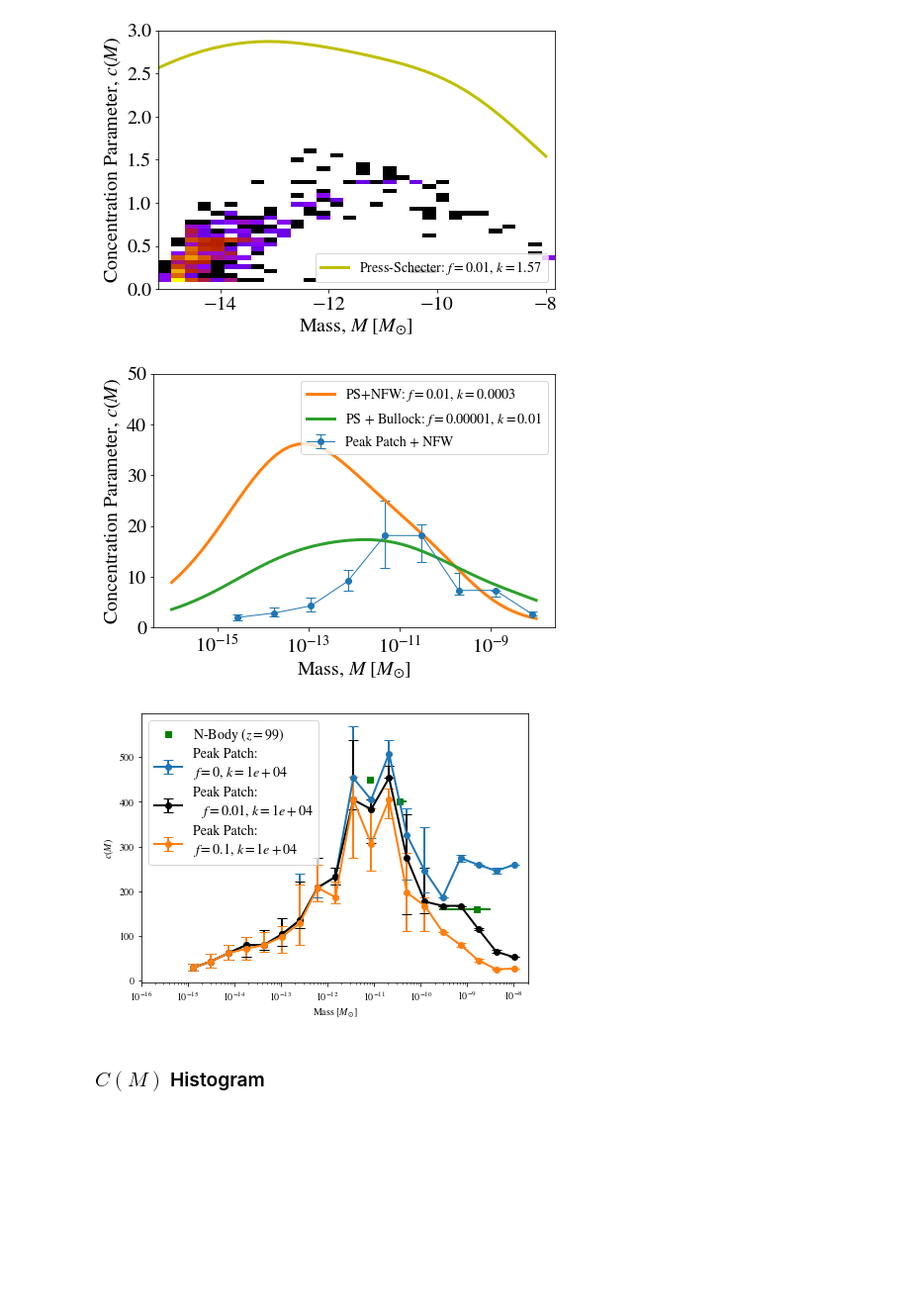
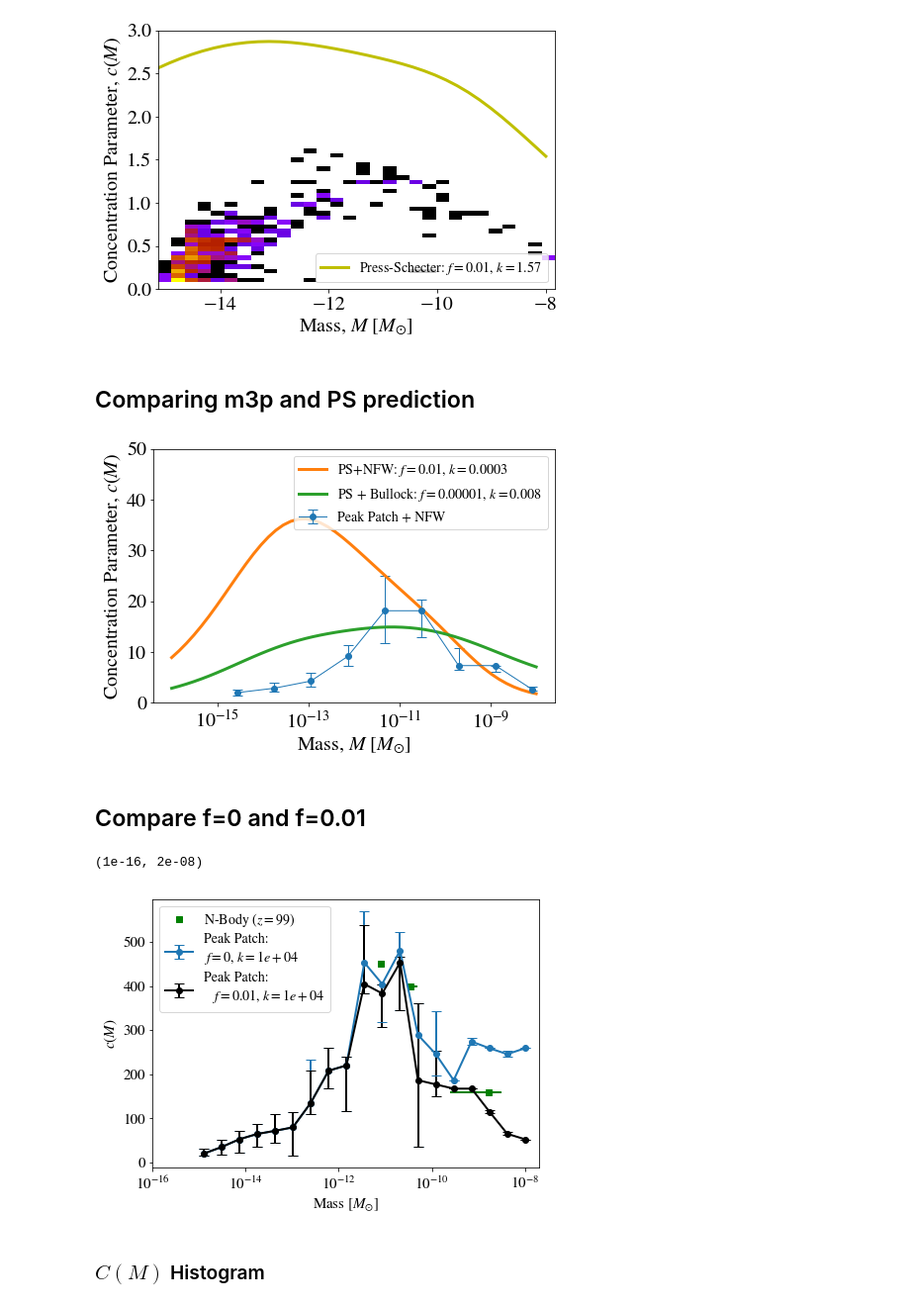
Before and after one commit to David-Ellis/m3p_merger, a Jupyter notebook: HaloConcs.ipynb, the cells around one changed output. Shown at 99% size. Cells and saved outputs as stored; diff of their text form; code cells hidden in the pictures; blank space fills up the shorter version.

```diff
--- a/HaloConcs.ipynb
+++ b/HaloConcs.ipynb
@@ -273,7 +273,7 @@ cut_off_masses = np.array([1e-15, 1e-14, 1e-13, 1e-12, 1e-11, 1e-10])
 Mtot = 86618943523 # M_sol
 
 fb = ps.massfrac([Pdata, kdata], redshifts, Mtot, mode = "PS")
-HaloNums = ps.haloNums([Pdata, kdata], redshifts, Vol, cutoffmasses = cut_off_masses)
+HaloNums = ps.haloNums([Pdata, kdata], redshifts, Vol, cutoffmasses = cut_off_masses, mode = "PS")
 
 matplotlib.rc('font', size=18)
 fig1 = plt.figure(figsize = (7, 6))
@@ -307,22 +305,24 @@ plt.tight_layout()
 # %% [markdown]
 <h2>Compare to m3p</h2>
 # %%
-collapse_redshifts = np.load("axbig_manyz_CollapseRedshifts_f1em2.npy", allow_pickle = True)
-masses = np.load("axbig_manyz_FinalMasses_f1em2.npy", allow_pickle = True)
+importlib.reload(ps)
+
+collapse_redshifts = np.load("ConcEvolution/axbig_manyz_CollapseRedshifts_f1em2_z0_100.0.npy", allow_pickle = True)
+masses = np.load("ConcEvolution/axbig_manyz_FinalMasses_f1em2_z0_100.0.npy", allow_pickle = True)
 
 masses = masses[collapse_redshifts>200]
 collapse_redshifts = collapse_redshifts[collapse_redshifts>200]
 
-C = 1.57 # From PS estimate + least squares to N-Body
+k_NFW = 1.57 # From PS estimate + least squares to N-Body
 
-concs = conc(masses, C, 99, zcol = collapse_redshifts, mode = "NFW2", f = 0.01)
+concs = ps.pred_conc(masses, k_NFW, 99, zcol = collapse_redshifts, mode = "NFW", f = 0.01)
 
 matplotlib.rc('font', size=20)
 plt.figure(figsize = (7,5))
 plt.hist2d(np.log10(masses), np.log10(concs), bins = 30, norm=LogNorm(), cmap = 'gnuplot');
 plt.ylim(0, 3)
 x = np.logspace(-18,-8)
-y = conc(x, C, 99, mode = "NFW2", f = 0.01)
+y = ps.pred_conc(x, C, 99, mode = "NFW", f = 0.01, pspec=[Pdata,kdata])
 plt.plot(np.log10(x), np.log10(y), 'y-', lw = 3, label = "Press-Schecter: $f=0.01$, $k={}$".format(C))
 
 plt.legend(prop={'size': 14}, loc=4)
@@ -382,6 +382,8 @@ def many_hist(x, y, xbins, ybins, xlog = False, ylog = False):
     hists = [np.histogram(y[(x>xbins[i])*(x<xbins[i+1])], bins = ybins)[0] for i in range(len(xbins)-1)]
 
     return hists, xbins, ybins
+# %% [markdown]
+## Comparing m3p and PS prediction
 # %%
 mid, upper, lower,ymax, ymin, bins = bin2d(masses, concs, 10, log=True)
 plt.figure(figsize = (7,5))
@@ -391,13 +393,13 @@ plt.errorbar((bins[1:]+bins[:-1])/2, mid, yerr=(mid-lower,upper-mid), marker = '
 # NFW2 C(M) fit
 k_NFW = 3e-4 # Normalisation
 x = np.logspace(-16,-8)
-y = conc(x, k_NFW, 99, mode = "NFW2", f = 0.01)
+y = ps.pred_conc(x, k_NFW, 99, mode = "NFW", f = 0.01,pspec=[Pdata,kdata])
 plt.plot(x, y, lw = 3, label = "PS+NFW: $f=0.01$, $k={:.3}$".format(k_NFW))
 
 # Bullock C(M) fit
-k_Bullock = 1e-2 # Normalisation
+k_Bullock = 8e-3 # Normalisation
 x = np.logspace(-16,-8)
-y = conc(x, k_Bullock, 99, mode = "Bullock", f = 0.0001)
+y = ps.pred_conc(x, k_Bullock, 99, mode = "Bullock", f = 0.00001,pspec=[Pdata,kdata])
 plt.plot(x, y, lw = 3, label = "PS + Bullock: $f=0.00001$, $k={:.3}$".format(k_Bullock))
 
 
@@ -410,9 +412,16 @@ plt.ylabel("Concentration Parameter, $c(M)$");
 plt.tight_layout()
 #plt.savefig("./figures/conc_m3p_comp.pdf")
 # %% [output]
-[figure, old version]
+[figure, new version]
+# %% [markdown]
+## Compare f=0 and f=0.01
 # %%
 plt.figure(figsize = (7,5))
+
+zColFile1 = "ConcEvolution/axbig_manyz_CollapseRedshifts_f0_z0_100.0.npy"
+zColFile2 = "ConcEvolution/axbig_manyz_CollapseRedshifts_f1em2_z0_100.0.npy"
+
+massesFile = "ConcEvolution/axbig_manyz_FinalMasses_f0_z0_100.0.npy"
 
 allmid = []
 allup = []
@@ -421,66 +430,49 @@ alllow = []
 f_vals = [0.0, 0.01, 0.1]
 
 ##### f = 0 #####
-masses = np.load("axbig_manyz_FinalMasses_f0.npy", allow_pickle=True)
-collapse_redshifts = np.load("axbig_manyz_CollapseRedshifts_f0.npy", allow_pickle=True)
-masses = masses[collapse_redshifts>200]
-collapse_redshifts = collapse_redshifts[collapse_redshifts>200]
+masses = np.load(massesFile, allow_pickle=True)
+collapse_redshifts = np.load(zColFile1, allow_pickle=True)
+masses = masses[collapse_redshifts>150]
+collapse_redshifts = collapse_redshifts[collapse_redshifts>150]
 k_pp_nfw = 1e4 # Normalisation
-concs = conc(masses, k_pp_nfw, 99, zcol = collapse_redshifts, mode = "NFW2", f = 0.01)
+concs = ps.pred_conc(masses, k_pp_nfw, 99, zcol = collapse_redshifts, mode = "NFW", f = 0.01)
 mid, upper, lower, ymax, ymin, bins = bin2d(masses, concs, 20, log=True)
 plt.errorbar((bins[1:]+bins[:-1])/2, mid, yerr=(mid-lower,upper-mid), marker = 'o',
              lw = 2,capsize = 5, label = "Peak Patch:\n$f = 0$, $k={:.3}$".format(k_pp_nfw))
 
 allmid.append(mid)
 allup.append(upper)
 alllow.append(lower)
 
 ##### f = 0.01 #####
-masses = np.load("axbig_manyz_FinalMasses_f1em2.npy", allow_pickle=True)
-collapse_redshifts = np.load("axbig_manyz_CollapseRedshifts_f1em2.npy", allow_pickle=True)
-masses = masses[collapse_redshifts>200]
-collapse_redshifts = collapse_redshifts[collapse_redshifts>200]
+masses = np.load(massesFile, allow_pickle=True)
+collapse_redshifts = np.load(zColFile2, allow_pickle=True)
+
+masses = masses[collapse_redshifts>150]
+collapse_redshifts = collapse_redshifts[collapse_redshifts>150]
+
 k_pp_nfw = 1e4 # Normalisation
-concs = conc(masses, k_pp_nfw, 99, zcol = collapse_redshifts, mode = "NFW2", f = 0.01)
+concs = ps.pred_conc(masses, k_pp_nfw, 99, zcol = collapse_redshifts, mode = "NFW", f = 0.01)
 mid, upper, lower, ymax, ymin, bins = bin2d(masses, concs, 20, log=True)
 plt.errorbar((bins[1:]+bins[:-1])/2, mid, yerr=(mid-lower,upper-mid), color = "black", marker = 'o',
              lw = 2,capsize = 5, label = "Peak Patch:\n   $f = 0.01$, $k={:.3}$".format(k_pp_nfw))
-
-allmid.append(mid)
-allup.append(upper)
-alllow.append(lower)
-
-##### f = 0.1 #####
-masses = np.load("axbig_manyz_FinalMasses_f1em1.npy", allow_pickle=True)
-collapse_redshifts = np.load("axbig_manyz_CollapseRedshifts_f1em1.npy", allow_pickle=True)
-masses = masses[collapse_redshifts>200]
-collapse_redshifts = collapse_redshifts[collapse_redshifts>200]
-k_pp_nfw = 1e4 # Normalisation
-concs = conc(masses, k_pp_nfw, 99, zcol = collapse_redshifts, mode = "NFW2", f = 0.01)
-mid, upper, lower, ymax, ymin, bins = bin2d(masses, concs, 20, log=True)
-plt.errorbar((bins[1:]+bins[:-1])/2, mid, yerr=(mid-lower,upper-mid), marker = 'o',
-             lw = 2,capsize = 5, label = "Peak Patch:\n$f = 0.1$, $k={:.3}$".format(k_pp_nfw))
-
-allmid.append(mid)
-allup.append(upper)
-alllow.append(lower)
 
 # N-Body
 plt.plot([163e-11, 3.5e-11, 0.8e-11], [160, 400, 450],'gs', label = "N-Body ($z = 99$)")
 plt.plot([26e-11, 300e-11], [160,160],'g-', lw = 2)
 plt.plot([3.4e-11, 4.6e-11], [400,400],'g-', lw = 2)
 
 plt.legend(prop={'size': 14})
 plt.xlabel("Mass [$M_{\odot}$]")
 plt.ylabel("$c(M)$")
 plt.xscale('log')
 plt.xlim((1e-16, 2e-8))
 #plt.yscale('log')
-#plt.savefig("figures/conc.pdf")
-#plt.savefig("figures/conc_withMax.pdf")
-np.save("FinalGraphs/Data/PeakPatchConcs.npy",[(bins[1:]+bins[:-1])/2, allmid, allup, alllow, f_vals])
+
+#np.save("FinalGraphs/Data/PeakPatchConcs.npy",[(bins[1:]+bins[:-1])/2, allmid, allup, alllow, f_vals])
 # %% [output]
+(1e-16, 2e-08)
-[figure, old version]
+[figure, new version]
 # %% [markdown]
 <h3>$C(M)$ Histogram</h3>
 # %%
```
Also changed, not shown: parts of 8 cells of this notebook, 2 other files.
